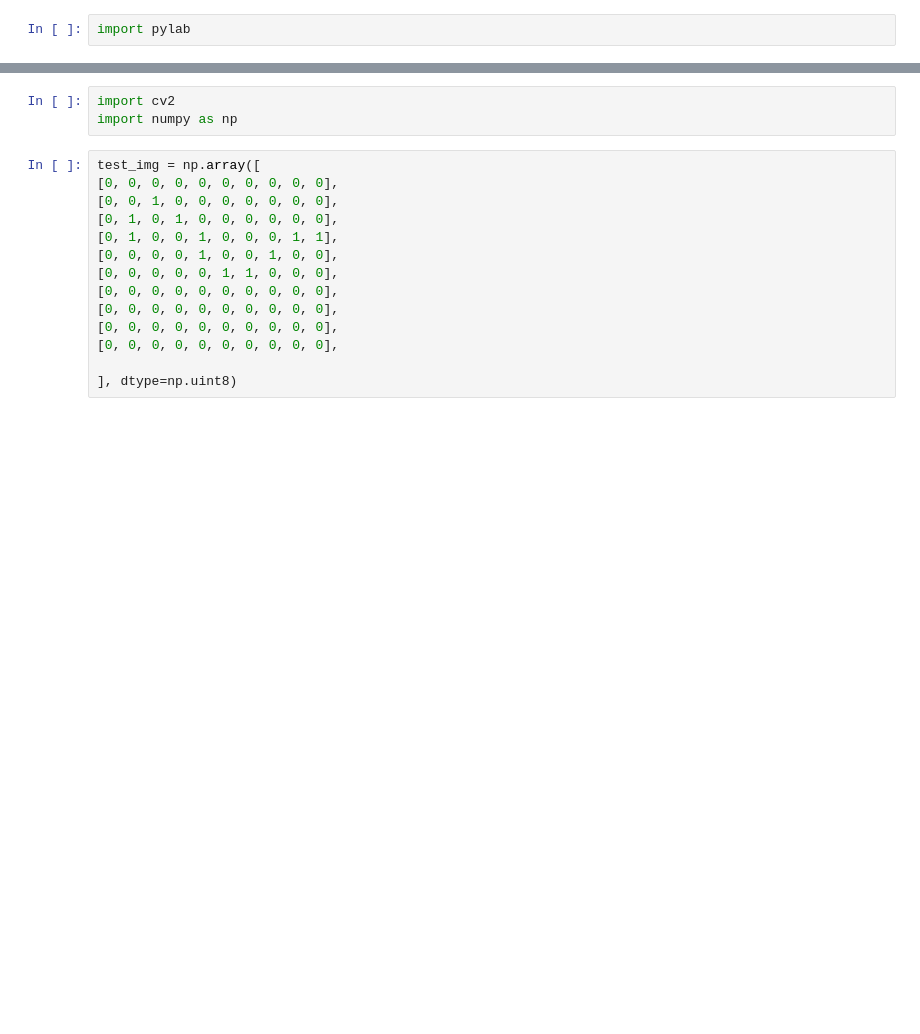
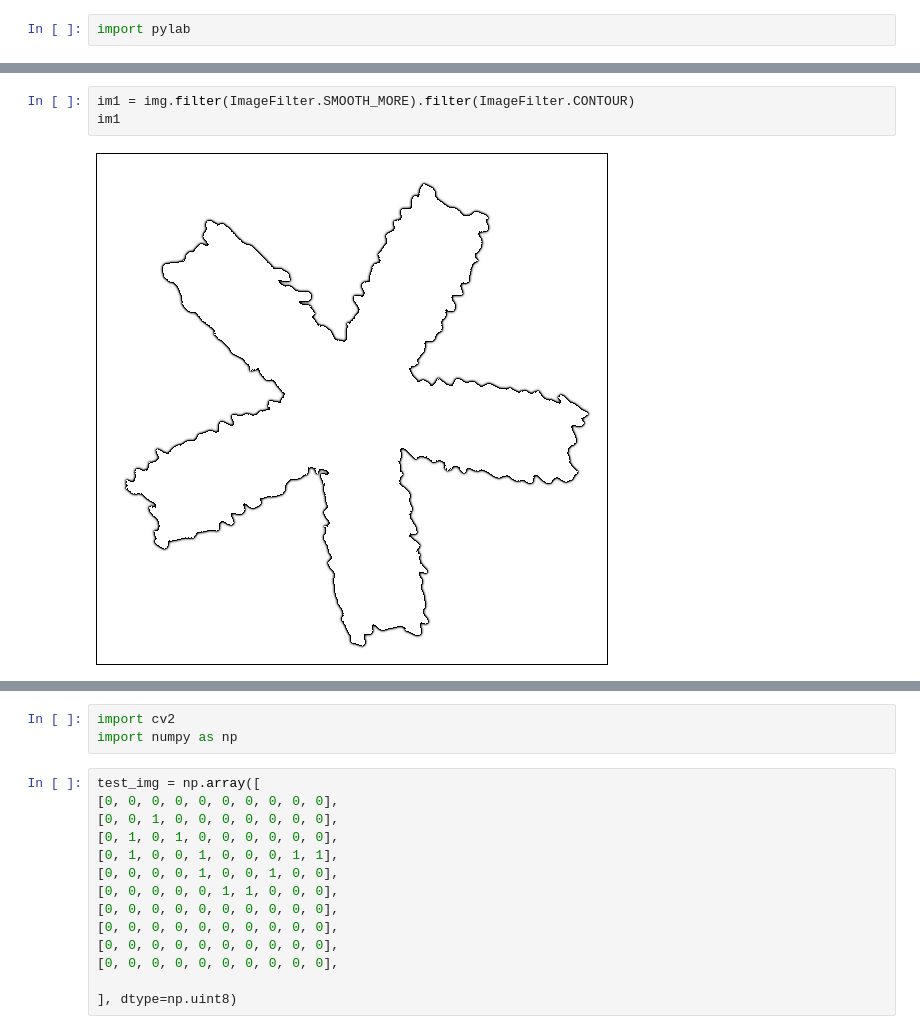
Before and after one commit to scalexm/DICG, a Jupyter notebook: Alter.ipynb, the cells around one changed output, grey strips where cells are left out. Saved outputs shown, nothing was run; the diff lists cells and outputs as text; blank space fills up the shorter version.

```diff
--- a/Alter.ipynb
+++ b/Alter.ipynb
@@ -138,0 +79,5 @@ TypeError: unhashable type: 'list'
+# %%
+im1 = img.filter(ImageFilter.SMOOTH_MORE).filter(ImageFilter.CONTOUR)
+im1
+# %% [output]
+[figure, added]
```
Also changed, not shown: parts of 28 cells of this notebook, 3 other files.
